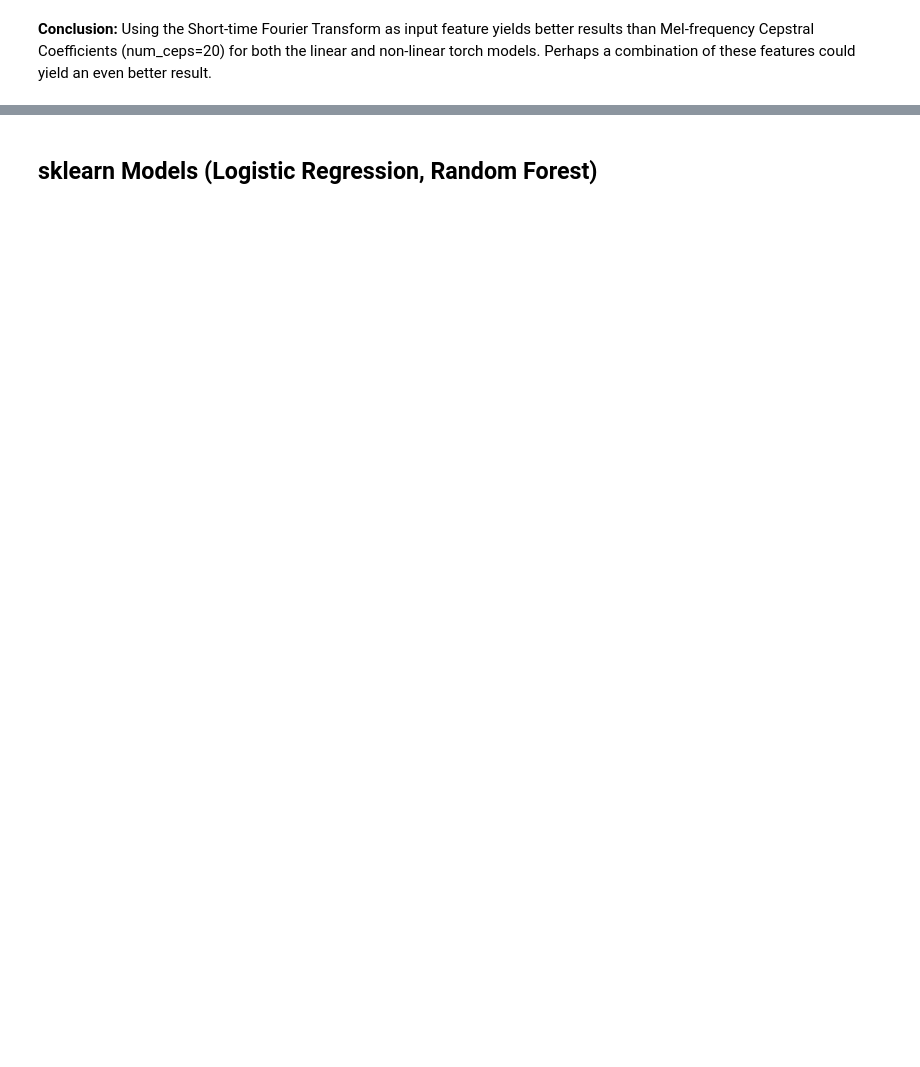
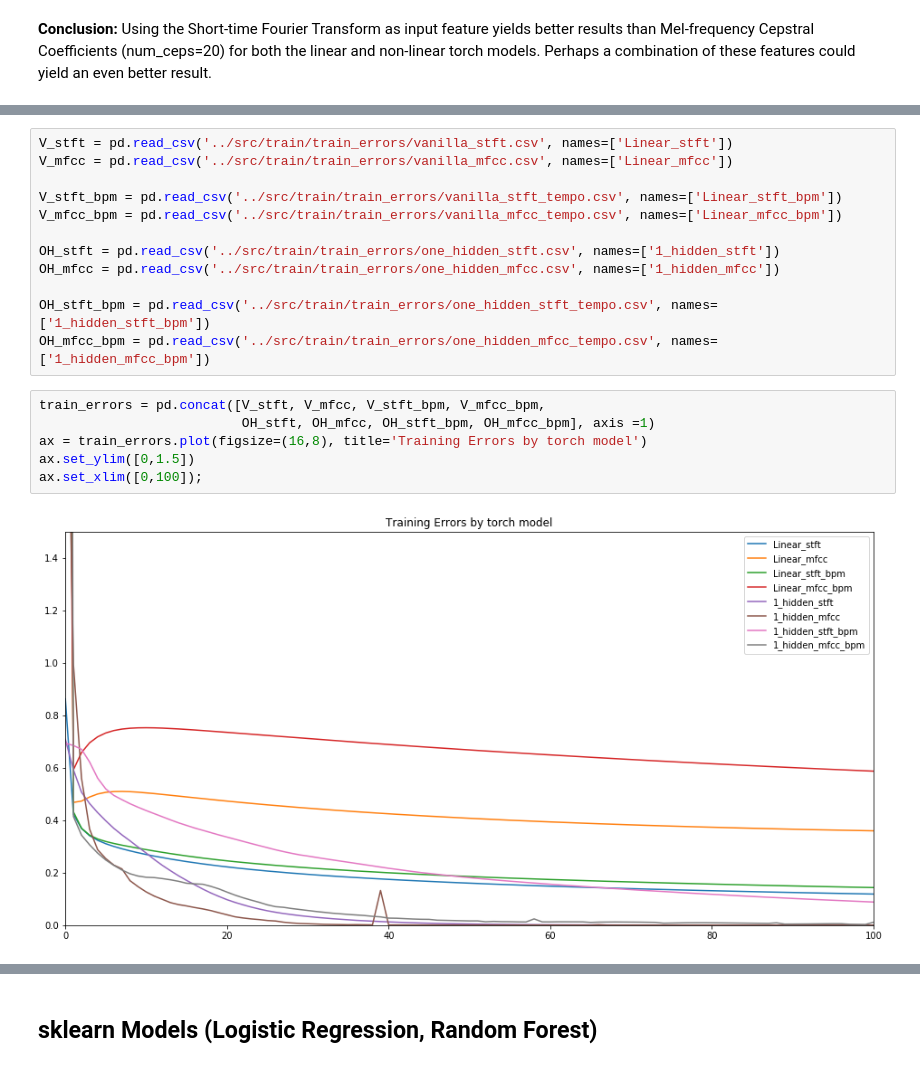
Before and after one commit to KatieBSC/TapDanceDecoder, a Jupyter notebook: notebooks/Analysis.ipynb, the cells around one changed output, grey strips where cells are left out. Saved outputs shown, nothing was run; the diff lists cells and outputs as text; blank space fills up the shorter version.

```diff
--- a/notebooks/Analysis.ipynb
+++ b/notebooks/Analysis.ipynb
@@ -41,0 +62,20 @@ ax.set_title('Accuracy results by torch model');
+# %%
+V_stft = pd.read_csv('../src/train/train_errors/vanilla_stft.csv', names=['Linear_stft'])
+V_mfcc = pd.read_csv('../src/train/train_errors/vanilla_mfcc.csv', names=['Linear_mfcc'])
+
+V_stft_bpm = pd.read_csv('../src/train/train_errors/vanilla_stft_tempo.csv', names=['Linear_stft_bpm'])
+V_mfcc_bpm = pd.read_csv('../src/train/train_errors/vanilla_mfcc_tempo.csv', names=['Linear_mfcc_bpm'])
+
+OH_stft = pd.read_csv('../src/train/train_errors/one_hidden_stft.csv', names=['1_hidden_stft'])
+OH_mfcc = pd.read_csv('../src/train/train_errors/one_hidden_mfcc.csv', names=['1_hidden_mfcc'])
+
+OH_stft_bpm = pd.read_csv('../src/train/train_errors/one_hidden_stft_tempo.csv', names=['1_hidden_stft_bpm'])
+OH_mfcc_bpm = pd.read_csv('../src/train/train_errors/one_hidden_mfcc_tempo.csv', names=['1_hidden_mfcc_bpm'])
+# %%
+train_errors = pd.concat([V_stft, V_mfcc, V_stft_bpm, V_mfcc_bpm,
+                          OH_stft, OH_mfcc, OH_stft_bpm, OH_mfcc_bpm], axis =1)
+ax = train_errors.plot(figsize=(16,8), title='Training Errors by torch model')
+ax.set_ylim([0,1.5])
+ax.set_xlim([0,100]);
+# %% [output]
+[figure, added]
```
Also changed, not shown: parts of 11 cells of this notebook, 7 other files.
